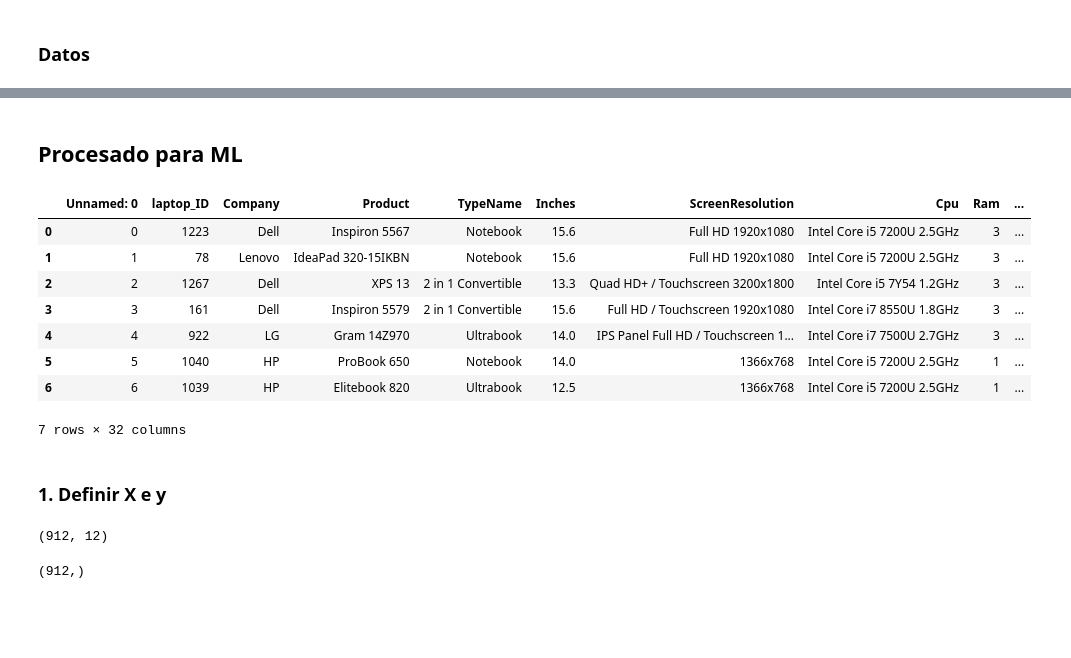
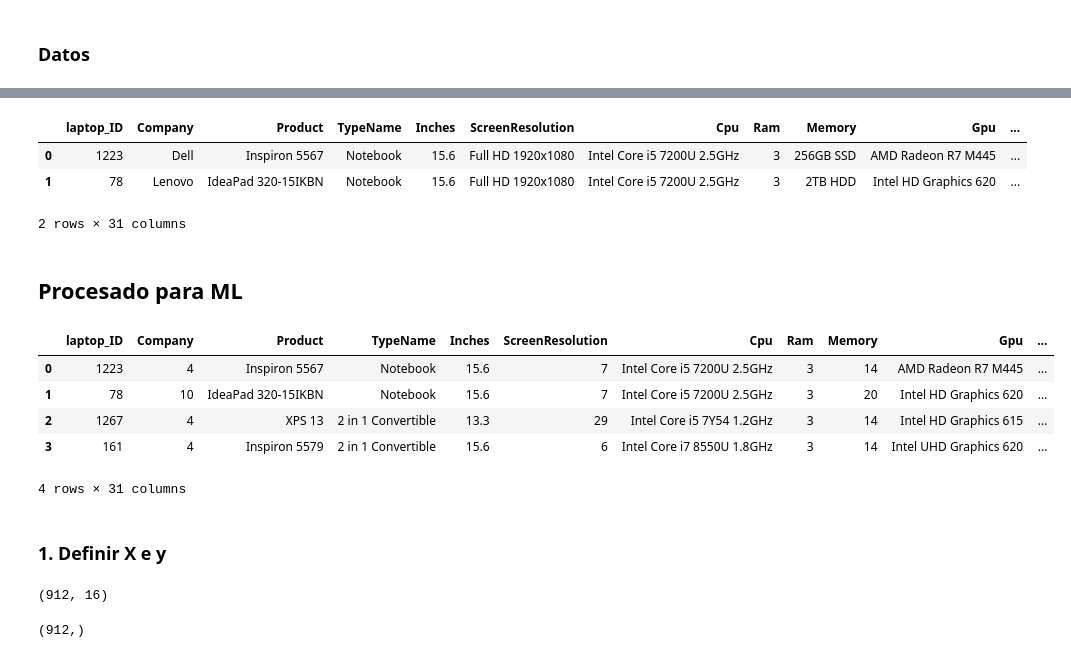
Before and after one commit to Nuria322/ML_laptops, a Jupyter notebook: notebooks/4_ML_modelo_3.ipynb, the cells around one changed output, grey strips where cells are left out. Cells and saved outputs as stored; diff of their text form; code cells hidden in the pictures; blank space fills up the shorter version.

```diff
--- a/notebooks/4_ML_modelo_3.ipynb
+++ b/notebooks/4_ML_modelo_3.ipynb
@@ -56,35 +58,44 @@ Notebook              0
 Ultrabook             0
 Workstation           0
 dtype: int64
+# %%
+df1.head(2)
+# %% [output]
+|  | laptop_ID | Company | Product | TypeName | Inches | ScreenResolution | Cpu | Ram | Memory | Gpu | ... |
+| 0 | 1223 | Dell | Inspiron 5567 | Notebook | 15.6 | Full HD 1920x1080 | Intel Core i5 7200U 2.5GHz | 3 | 256GB SSD | AMD Radeon R7 M445 | ... |
+| 1 | 78 | Lenovo | IdeaPad 320-15IKBN | Notebook | 15.6 | Full HD 1920x1080 | Intel Core i5 7200U 2.5GHz | 3 | 2TB HDD | Intel HD Graphics 620 | ... |
+2 rows × 31 columns
 # %%
 # Convertir a numérico usando el método de codificación
 df1['OpSys'] = df1['OpSys'].astype('category').cat.codes
 df1['velocidad_cpu_ghz'] = df1['velocidad_cpu_ghz'].astype('category').cat.codes
+df1['Company'] = df1['Company'].astype('category').cat.codes
+df1['marca_gpu'] = df1['marca_gpu'].astype('category').cat.codes
+df1['modelo_gpu'] = df1['modelo_gpu'].astype('category').cat.codes
+df1['Memory'] = df1['Memory'].astype('category').cat.codes
+df1['ScreenResolution'] = df1['ScreenResolution'].astype('category').cat.codes
 # %%
 # Convertir todas las columnas a numéricas, forzando a NaN donde no se pueda
 # df_numeric = df1.apply(pd.to_numeric, errors='coerce')
 # %% [markdown]
 ## Procesado para ML
 # %%
-df1.head(7)
+df1.head(4)
 # %% [output]
-|  | Unnamed: 0 | laptop_ID | Company | Product | TypeName | Inches | ScreenResolution | Cpu | Ram | ... |
-| 0 | 0 | 1223 | Dell | Inspiron 5567 | Notebook | 15.6 | Full HD 1920x1080 | Intel Core i5 7200U 2.5GHz | 3 | ... |
-| 1 | 1 | 78 | Lenovo | IdeaPad 320-15IKBN | Notebook | 15.6 | Full HD 1920x1080 | Intel Core i5 7200U 2.5GHz | 3 | ... |
-| 2 | 2 | 1267 | Dell | XPS 13 | 2 in 1 Convertible | 13.3 | Quad HD+ / Touchscreen 3200x1800 | Intel Core i5 7Y54 1.2GHz | 3 | ... |
-| 3 | 3 | 161 | Dell | Inspiron 5579 | 2 in 1 Convertible | 15.6 | Full HD / Touchscreen 1920x1080 | Intel Core i7 8550U 1.8GHz | 3 | ... |
-| 4 | 4 | 922 | LG | Gram 14Z970 | Ultrabook | 14.0 | IPS Panel Full HD / Touchscreen 1... | Intel Core i7 7500U 2.7GHz | 3 | ... |
-| 5 | 5 | 1040 | HP | ProBook 650 | Notebook | 14.0 | 1366x768 | Intel Core i5 7200U 2.5GHz | 1 | ... |
-| 6 | 6 | 1039 | HP | Elitebook 820 | Ultrabook | 12.5 | 1366x768 | Intel Core i5 7200U 2.5GHz | 1 | ... |
+|  | laptop_ID | Company | Product | TypeName | Inches | ScreenResolution | Cpu | Ram | Memory | Gpu | ... |
+| 0 | 1223 | 4 | Inspiron 5567 | Notebook | 15.6 | 7 | Intel Core i5 7200U 2.5GHz | 3 | 14 | AMD Radeon R7 M445 | ... |
+| 1 | 78 | 10 | IdeaPad 320-15IKBN | Notebook | 15.6 | 7 | Intel Core i5 7200U 2.5GHz | 3 | 20 | Intel HD Graphics 620 | ... |
+| 2 | 1267 | 4 | XPS 13 | 2 in 1 Convertible | 13.3 | 29 | Intel Core i5 7Y54 1.2GHz | 3 | 14 | Intel HD Graphics 615 | ... |
+| 3 | 161 | 4 | Inspiron 5579 | 2 in 1 Convertible | 15.6 | 6 | Intel Core i7 8550U 1.8GHz | 3 | 14 | Intel UHD Graphics 620 | ... |
-7 rows × 32 columns
+4 rows × 31 columns
 # %% [markdown]
 ### 1. Definir X e y
 # %%
-X = df1.drop(['Company', 'Product', 'TypeName', 'ScreenResolution', 'Cpu', 'Memory', 'marca_gpu','modelo_gpu','OpSys_general', 'Gpu', 'Price_euros','Resolución','tipo_pantalla','memoria', 'Marca_cpu','Serie_cpu','Modelo_cpu', 'Weight',	'tipo_memoria',	'tipo_cpu'], axis=1)
+X = df1.drop(['Product', 'TypeName', 'Cpu', 'OpSys_general', 'Gpu', 'Price_euros','Resolución','tipo_pantalla','memoria', 'Marca_cpu','Serie_cpu','Modelo_cpu', 'Weight',	'tipo_memoria',	'tipo_cpu'], axis=1)
 y = df1['Price_euros'].copy()
 X.shape
 # %% [output]
-(912, 12)
+(912, 16)
 # %%
 y.shape
 # %% [output]
```
Also changed, not shown: parts of 34 cells of this notebook, 2 other files.
